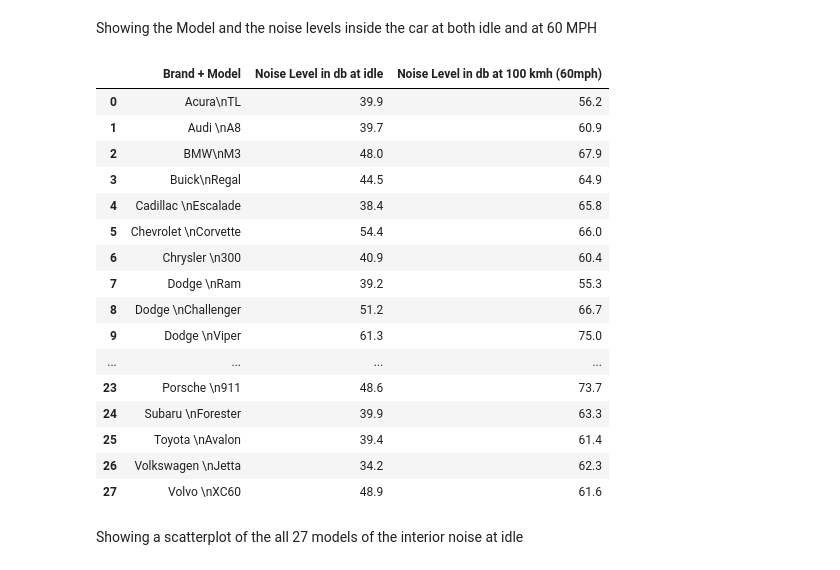
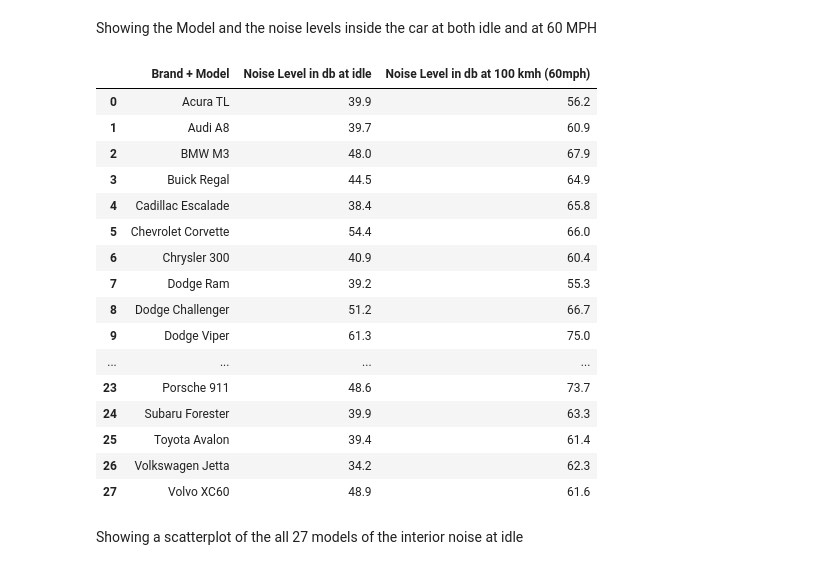
Before and after one commit to mikeulanoski/Mikes-Python-project, a Jupyter notebook: Python Project.ipynb, the cells around one changed output. Cells and saved outputs as stored; diff of their text form; code cells hidden in the pictures.

```diff
--- a/Python Project.ipynb
+++ b/Python Project.ipynb
@@ -18,7 +18,8 @@ auto_data.to_sql('auto_data', conn, if_exists='replace')
 Showing the entire raw database
 # %%
 ae = pd.read_sql("SELECT * FROM auto_data", conn)
-#SP_RENAME ('Acura\nTL', 'Acura TL', 'OBJECT')
+
+ae['Brand + Model'] = ae['Brand + Model'].replace('\n',' ', regex=True)
 ae.rename(
     columns={
         'dB_at_idle': 'Noise Level in db at idle',
@@ -65,33 +66,34 @@ plt.show()
 Showing the Model and the noise levels inside the car at both idle and at 60 MPH
 # %%
 ad = pd.read_sql("SELECT [Brand + Model], [dB_at_idle], [dB_at_100kmh] FROM auto_data", conn)
+ad['Brand + Model'] = ae['Brand + Model'].replace('\n',' ', regex=True)
 ad.rename(
     columns={
         'dB_at_idle': 'Noise Level in db at idle',
         'dB_at_100kmh': 'Noise Level in db at 100 kmh (60mph)'
         },
     inplace=True)
 
 ad
 #Showing the Model and the noise levels inside the car at both idle and at 60 MPH.
 # %% [output]
 |  | Brand + Model | Noise Level in db at idle | Noise Level in db at 100 kmh (60mph) |
-| 0 | Acura\nTL | 39.9 | 56.2 |
-| 1 | Audi \nA8 | 39.7 | 60.9 |
-| 2 | BMW\nM3 | 48.0 | 67.9 |
-| 3 | Buick\nRegal | 44.5 | 64.9 |
-| 4 | Cadillac \nEscalade | 38.4 | 65.8 |
-| 5 | Chevrolet \nCorvette | 54.4 | 66.0 |
-| 6 | Chrysler \n300 | 40.9 | 60.4 |
-| 7 | Dodge \nRam | 39.2 | 55.3 |
-| 8 | Dodge \nChallenger | 51.2 | 66.7 |
-| 9 | Dodge \nViper | 61.3 | 75.0 |
+| 0 | Acura TL | 39.9 | 56.2 |
+| 1 | Audi A8 | 39.7 | 60.9 |
+| 2 | BMW M3 | 48.0 | 67.9 |
+| 3 | Buick Regal | 44.5 | 64.9 |
+| 4 | Cadillac Escalade | 38.4 | 65.8 |
+| 5 | Chevrolet Corvette | 54.4 | 66.0 |
+| 6 | Chrysler 300 | 40.9 | 60.4 |
+| 7 | Dodge Ram | 39.2 | 55.3 |
+| 8 | Dodge Challenger | 51.2 | 66.7 |
+| 9 | Dodge Viper | 61.3 | 75.0 |
 | ... | ... | ... | ... |
-| 23 | Porsche \n911 | 48.6 | 73.7 |
-| 24 | Subaru \nForester | 39.9 | 63.3 |
-| 25 | Toyota \nAvalon | 39.4 | 61.4 |
-| 26 | Volkswagen \nJetta | 34.2 | 62.3 |
-| 27 | Volvo \nXC60 | 48.9 | 61.6 |
+| 23 | Porsche 911 | 48.6 | 73.7 |
+| 24 | Subaru Forester | 39.9 | 63.3 |
+| 25 | Toyota Avalon | 39.4 | 61.4 |
+| 26 | Volkswagen Jetta | 34.2 | 62.3 |
+| 27 | Volvo XC60 | 48.9 | 61.6 |
 # %% [markdown]
 Showing a scatterplot of the all 27 models of the interior noise at idle
 # %%
```
Also changed, not shown: parts of 5 cells of this notebook.
